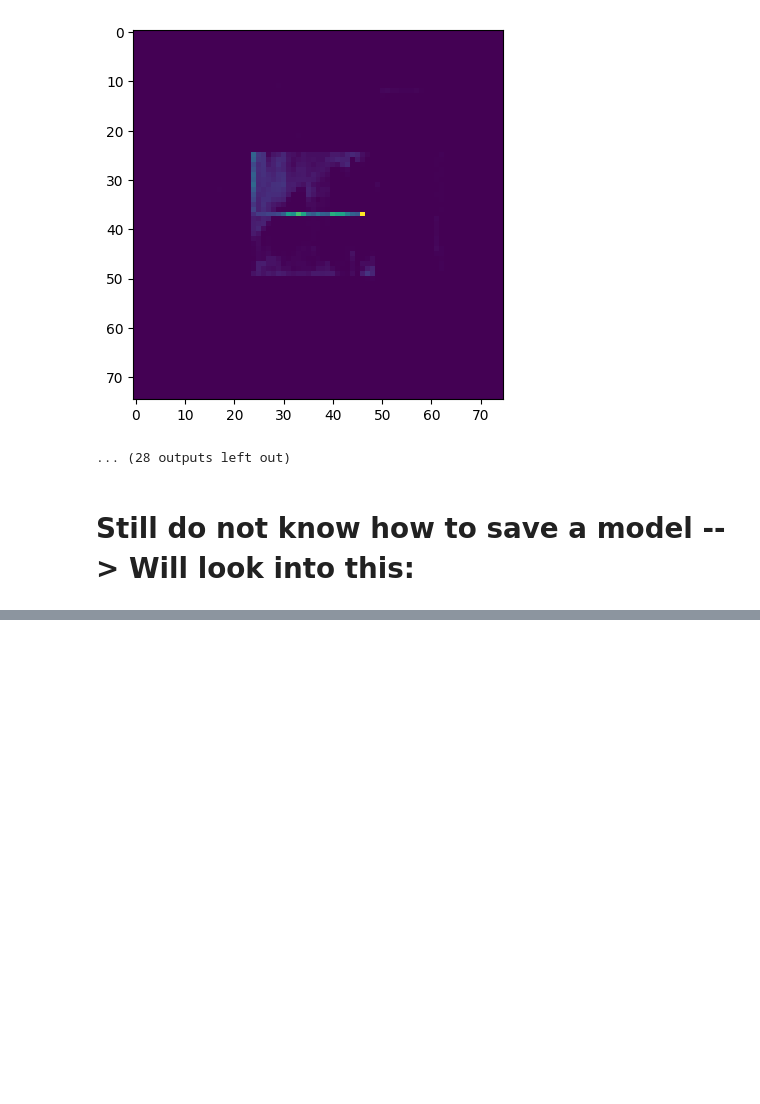
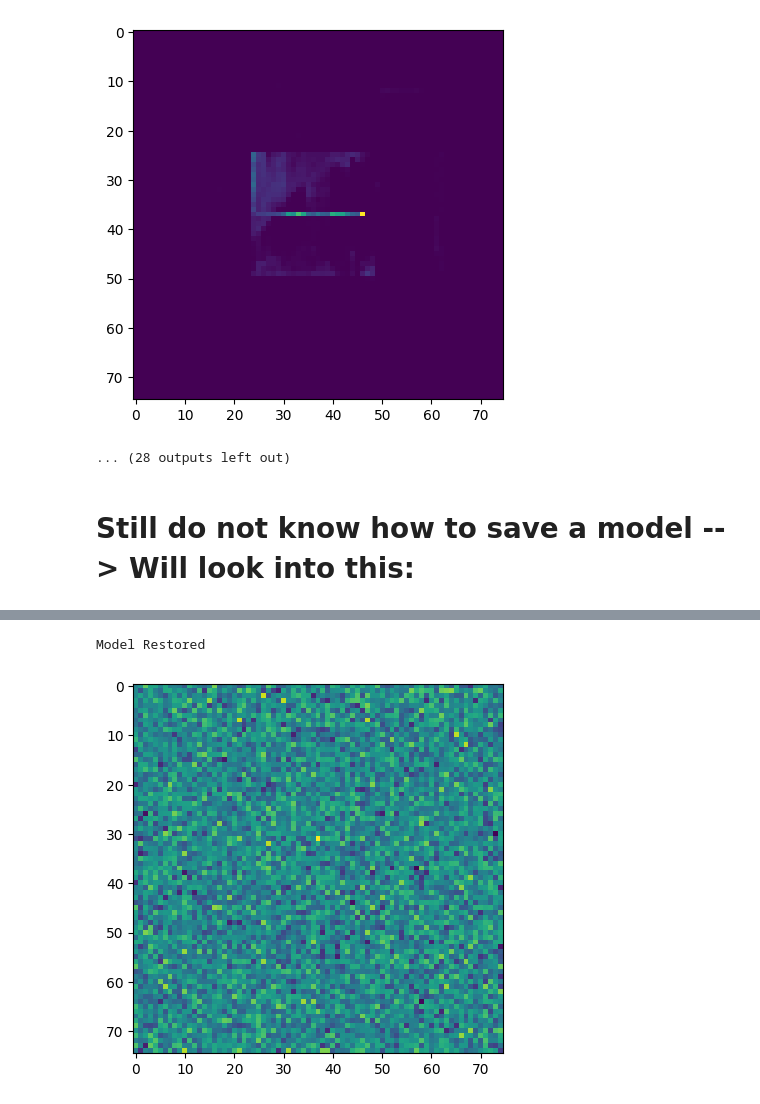
Before and after one commit to sachaRfd/Reef_Project, a Jupyter notebook: Basic Notebooks/basic_Reef_Run.ipynb, the cells around one changed output, grey strips where cells are left out. Cells and saved outputs as stored; diff of their text form; code cells hidden in the pictures; blank space fills up the shorter version.

```diff
--- a/Basic Notebooks/basic_Reef_Run.ipynb
+++ b/Basic Notebooks/basic_Reef_Run.ipynb
@@ -640,0 +669,18 @@ Reconstructed:
+# %%
+# Run the model:
+
+# create a saver object
+saver = tf.train.Saver()
+
+
+
+with tf.compat.v1.Session() as sess:
+    rae = RDAE(sess=sess, lambda_=4000, layers_sizes=[75*75, 800, 400, 100])
+    L, S = rae.fit(list_test, sess=sess, learning_rate=.001, batch_size=20, inner_iteration=20,
+                   iteration=1, verbose=True)
+    recon_rae = rae.getRecon(list_test, sess=sess)
+
+    model_directory = "/content/Model_Checkpoints/training_1/cp.ckptE"
+
+    # Save the model
+    saver.save(sess, 'Model_Checkpoints/training_1/model')
@@ -640,0 +724,18 @@ Reconstructed:
+# %%
+# Now let's reload the mode:
+
+X = np.random.rand(1, 75*75)
+
+# create a new session to restore the saved model
+with tf.Session() as sess:
+    saver = tf.train.import_meta_graph('Model_Checkpoints/training_1/model.meta')
+    saver.restore(sess, tf.train.latest_checkpoint('Model_Checkpoints/training_1/'))
+    print("Model Restored")
+    ae = Deep_Autoencoder(sess=sess, input_dim_list=[75*75, 800, 400, 100])
+
+    # Get the reconstructed output for your desired input data
+    reconstructed_output = ae.getRecon(X, sess)
+    plt.imshow(reconstructed_output.reshape(75, 75))
+# %% [output]
+Model Restored
+[figure, added]
```
Also changed, not shown: parts of 6 cells of this notebook.
